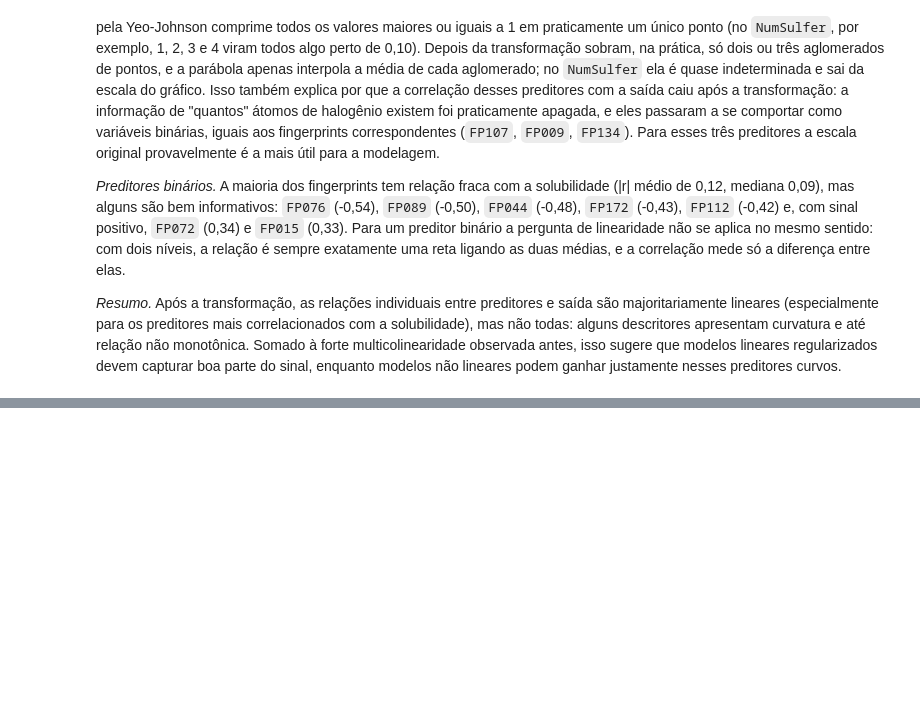
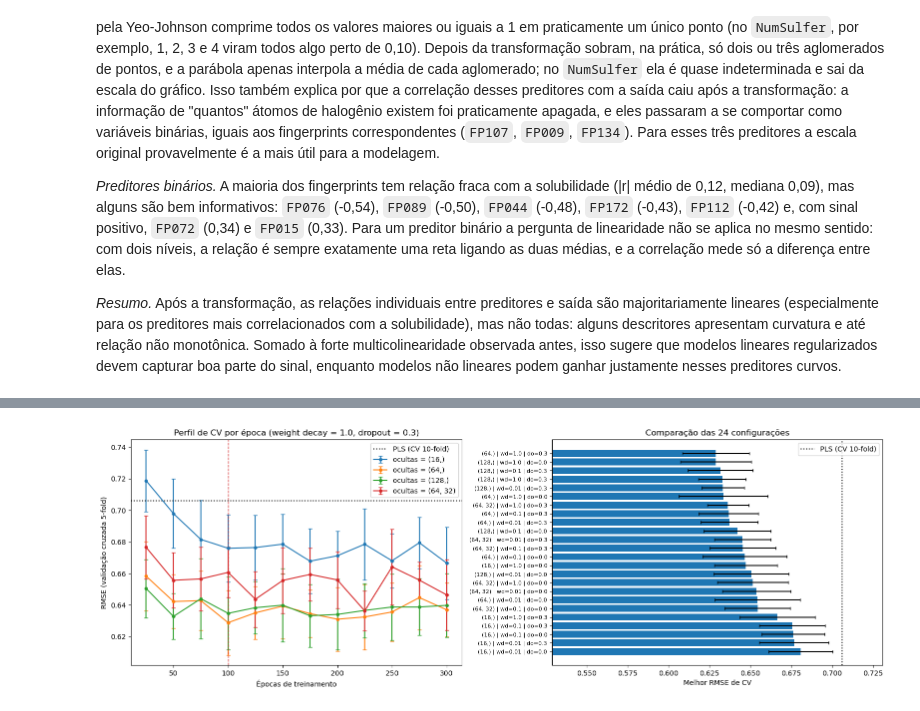
Before and after one commit to alissonjsb4/applied-computational-intelligence, a Jupyter notebook: homework02/homework2.ipynb, the cells around one changed output, grey strips where cells are left out. Cells and saved outputs as stored; diff of their text form; code cells hidden in the pictures; blank space fills up the shorter version.

```diff
--- a/homework02/homework2.ipynb
+++ b/homework02/homework2.ipynb
@@ -568,0 +1055,19 @@ boa parte do sinal, enquanto modelos não lineares podem ganhar justamente nesse
+# %%
+melhor = resultados_cv_rn.loc[resultados_cv_rn['RMSE_medio'].idxmin()]
+melhor_camadas = eval(melhor['camadas_ocultas'])
+melhor_wd = float(melhor['weight_decay'])
+melhor_dropout = float(melhor['dropout'])
+melhor_epocas = int(melhor['epocas'])
+
+print('Melhor configuracao da rede (validacao cruzada 5-fold):')
+print('  camadas ocultas:', melhor_camadas)
+print('  weight decay:   ', melhor_wd)
+print('  dropout:        ', melhor_dropout)
+print('  epocas:         ', melhor_epocas)
+print('  RMSE CV = %.4f +- %.4f' % (melhor['RMSE_medio'], melhor['RMSE_erro_padrao']))
+
+# melhor RMSE (escolhendo as epocas) de cada combinacao, para comparar as configuracoes
+resumo = (resultados_cv_rn.loc[resultados_cv_rn.groupby(['camadas_ocultas', 'weight_decay', 'dropout'])['RMSE_medio'].idxmin()]
+          .sort_values('RMSE_medio').reset_index(drop=True))
+print('\nTodas as configuracoes, cada uma no seu melhor numero de epocas:')
+print(resumo.round(4).to_string())
@@ -568,0 +1092,34 @@ boa parte do sinal, enquanto modelos não lineares podem ganhar justamente nesse
+# %%
+fig, axes = plt.subplots(1, 2, figsize=(16, 5.5))
+
+# perfil ao longo das epocas: as 4 arquiteturas com o weight decay e o dropout escolhidos
+for camadas in grade['camadas_ocultas']:
+    curva = resultados_cv_rn[(resultados_cv_rn['camadas_ocultas'] == str(camadas))
+                             & (resultados_cv_rn['weight_decay'] == melhor_wd)
+                             & (resultados_cv_rn['dropout'] == melhor_dropout)]
+    axes[0].errorbar(curva['epocas'], curva['RMSE_medio'], yerr=curva['RMSE_erro_padrao'],
+                     marker='o', ms=4, capsize=3, label='ocultas = %s' % str(camadas))
+axes[0].axvline(melhor_epocas, color='tab:red', ls='--', lw=1)
+axes[0].axhline(perfil_cv.loc[A_otimo, 'RMSE_medio'], color='black', ls=':', label='PLS (CV 10-fold)')
+axes[0].set_xlabel('Épocas de treinamento')
+axes[0].set_ylabel('RMSE (validação cruzada 5-fold)')
+axes[0].set_title('Perfil de CV por época (weight decay = %s, dropout = %s)' % (melhor_wd, melhor_dropout))
+axes[0].legend()
+
+# melhor RMSE de cada combinacao
+rotulos = ['%s | wd=%s | do=%s' % (r.camadas_ocultas, r.weight_decay, r.dropout) for r in resumo.itertuples()]
+axes[1].barh(range(len(resumo)), resumo['RMSE_medio'], xerr=resumo['RMSE_erro_padrao'], capsize=2)
+axes[1].set_yticks(range(len(resumo)))
+axes[1].set_yticklabels(rotulos, fontsize=8)
+axes[1].invert_yaxis()
+axes[1].axvline(perfil_cv.loc[A_otimo, 'RMSE_medio'], color='black', ls=':', label='PLS (CV 10-fold)')
+axes[1].set_xlim(resumo['RMSE_medio'].min() - 0.1, resumo['RMSE_medio'].max() + 0.05)
+axes[1].set_xlabel('Melhor RMSE de CV')
+axes[1].set_title('Comparação das 24 configurações')
+axes[1].legend()
+
+plt.tight_layout()
+salvar_figura('rn_perfil_cv')
+plt.show()
+# %% [output]
+[figure, added]
```
Also changed, not shown: parts of 33 cells of this notebook, 5 other files.
